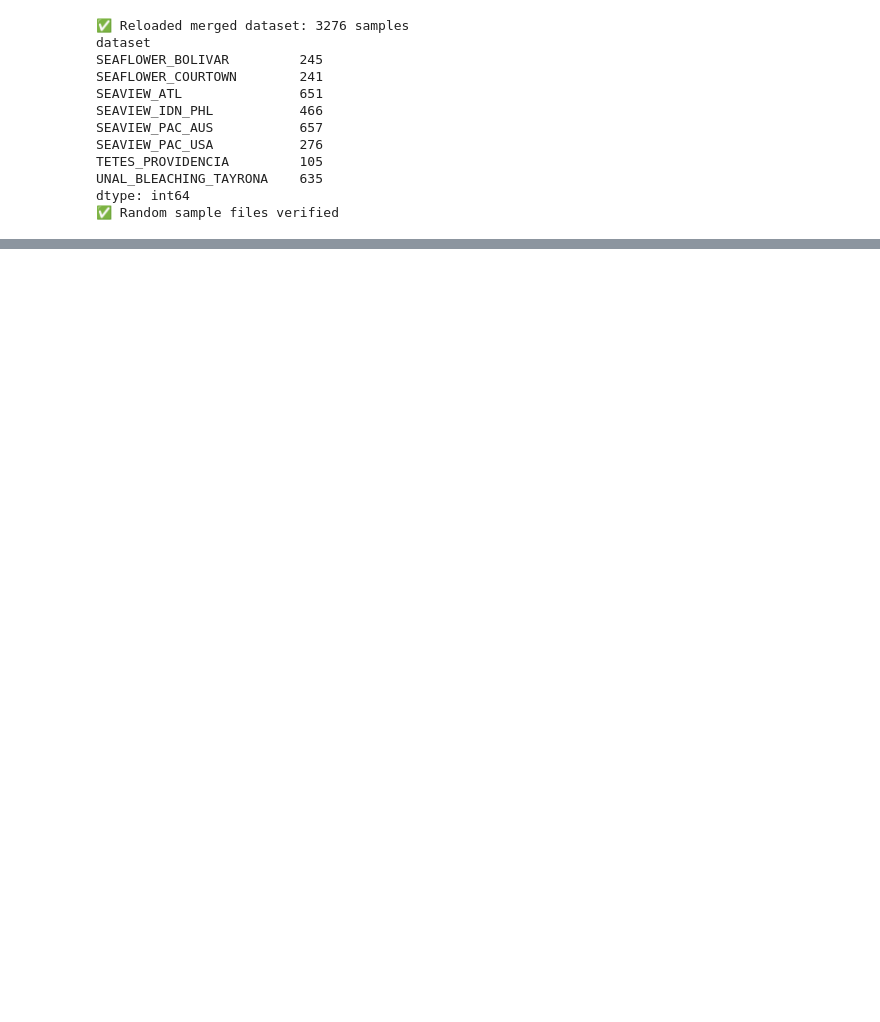
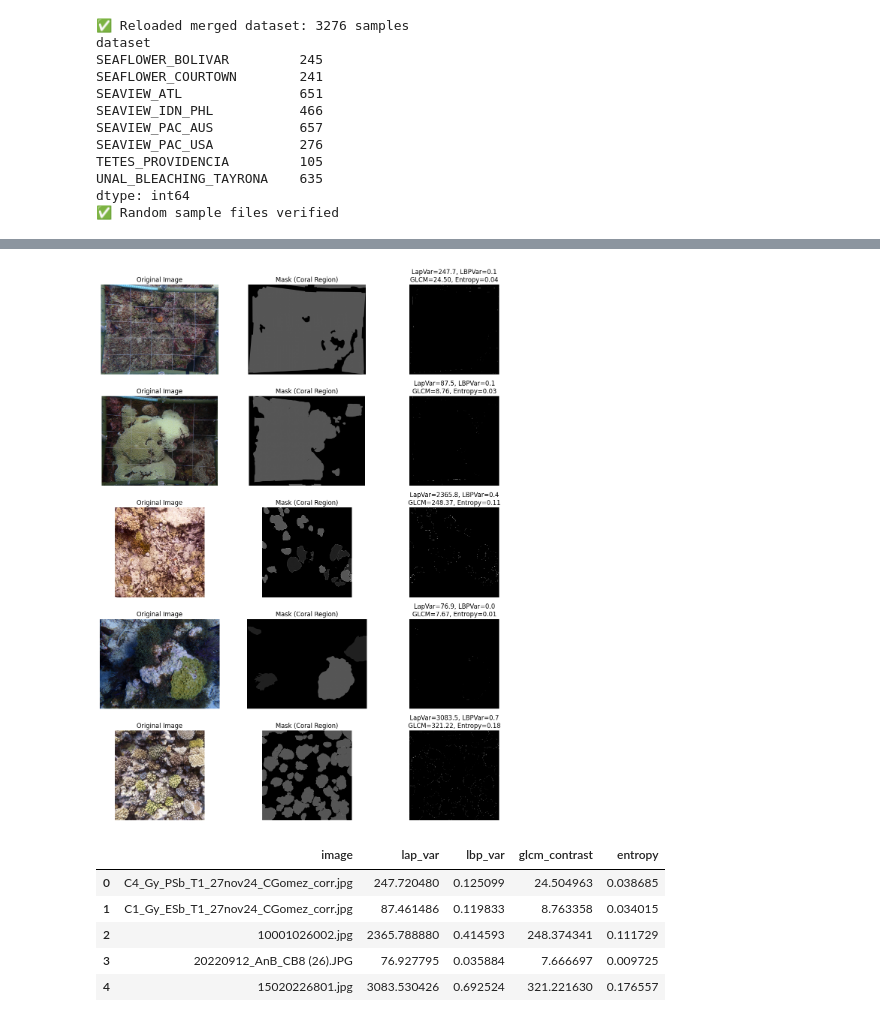
Before and after one commit to TimoWijnen2001/JBG060_G13, a Jupyter notebook: notebooks/model.ipynb, the cells around one changed output, grey strips where cells are left out. Drawn from its saved outputs; the diff is of its cells as text; code cells hidden in the pictures; blank space fills up the shorter version.

```diff
--- a/notebooks/model.ipynb
+++ b/notebooks/model.ipynb
@@ -686,0 +500,73 @@ KeyboardInterrupt:
+# %%
+def compute_laplacian_variance(gray):
+    return cv2.Laplacian(gray, cv2.CV_64F).var()
+
+def compute_lbp_variance(gray, P=8, R=1):
+    lbp = feature.local_binary_pattern(gray, P, R, method="uniform")
+    return np.var(lbp)
+
+def compute_glcm_contrast(gray):
+    glcm = graycomatrix(gray, distances=[1], angles=[0], levels=256, symmetric=True, normed=True)
+    return graycoprops(glcm, 'contrast')[0, 0]
+
+def compute_entropy(gray):
+    return shannon_entropy(gray)
+# %%
+n_samples = 5  # number of examples to visualize
+samples = df.sample(n_samples, random_state=42)
+
+fig, axes = plt.subplots(n_samples, 3, figsize=(12, 3 * n_samples))
+
+feature_data = []
+
+for i, row in enumerate(samples.itertuples()):
+    img = np.array(Image.open(row.image_path).convert("RGB"))
+    mask = np.array(Image.open(row.mask_path).convert("L"))
+    gray = cv2.cvtColor(img, cv2.COLOR_RGB2GRAY)
+    gray_resized = cv2.resize(gray, (256, 256))
+    mask_resized = cv2.resize(mask, (256, 256))
+
+    coral_region = cv2.bitwise_and(gray_resized, gray_resized, mask=(mask_resized > 127).astype(np.uint8))
+
+    # Compute features
+    lap_var = compute_laplacian_variance(coral_region)
+    lbp_var = compute_lbp_variance(coral_region)
+    glcm_contrast = compute_glcm_contrast(coral_region)
+    entropy = compute_entropy(coral_region)
+
+    feature_data.append({
+        "image": os.path.basename(row.image_path),
+        "lap_var": lap_var,
+        "lbp_var": lbp_var,
+        "glcm_contrast": glcm_contrast,
+        "entropy": entropy
+    })
+
+    # Plot
+    axes[i, 0].imshow(img)
+    axes[i, 0].set_title("Original Image")
+    axes[i, 0].axis("off")
+
+    axes[i, 1].imshow(mask, cmap="gray")
+    axes[i, 1].set_title("Mask (Coral Region)")
+    axes[i, 1].axis("off")
+
+    axes[i, 2].imshow(coral_region, cmap="gray")
+    axes[i, 2].set_title(
+        f"LapVar={lap_var:.1f}, LBPVar={lbp_var:.1f}\nGLCM={glcm_contrast:.2f}, Entropy={entropy:.2f}"
+    )
+    axes[i, 2].axis("off")
+
+plt.tight_layout()
+plt.show()
+
+feature_df = pd.DataFrame(feature_data)
+display(feature_df)
+# %% [output]
+[figure, added]
+|  | image | lap_var | lbp_var | glcm_contrast | entropy |
+| 0 | C4_Gy_PSb_T1_27nov24_CGomez_corr.jpg | 247.720480 | 0.125099 | 24.504963 | 0.038685 |
+| 1 | C1_Gy_ESb_T1_27nov24_CGomez_corr.jpg | 87.461486 | 0.119833 | 8.763358 | 0.034015 |
+| 2 | 10001026002.jpg | 2365.788880 | 0.414593 | 248.374341 | 0.111729 |
+| 3 | 20220912_AnB_CB8 (26).JPG | 76.927795 | 0.035884 | 7.666697 | 0.009725 |
+| 4 | 15020226801.jpg | 3083.530426 | 0.692524 | 321.221630 | 0.176557 |
```
Also changed, not shown: parts of 14 cells of this notebook, 6 other files.
